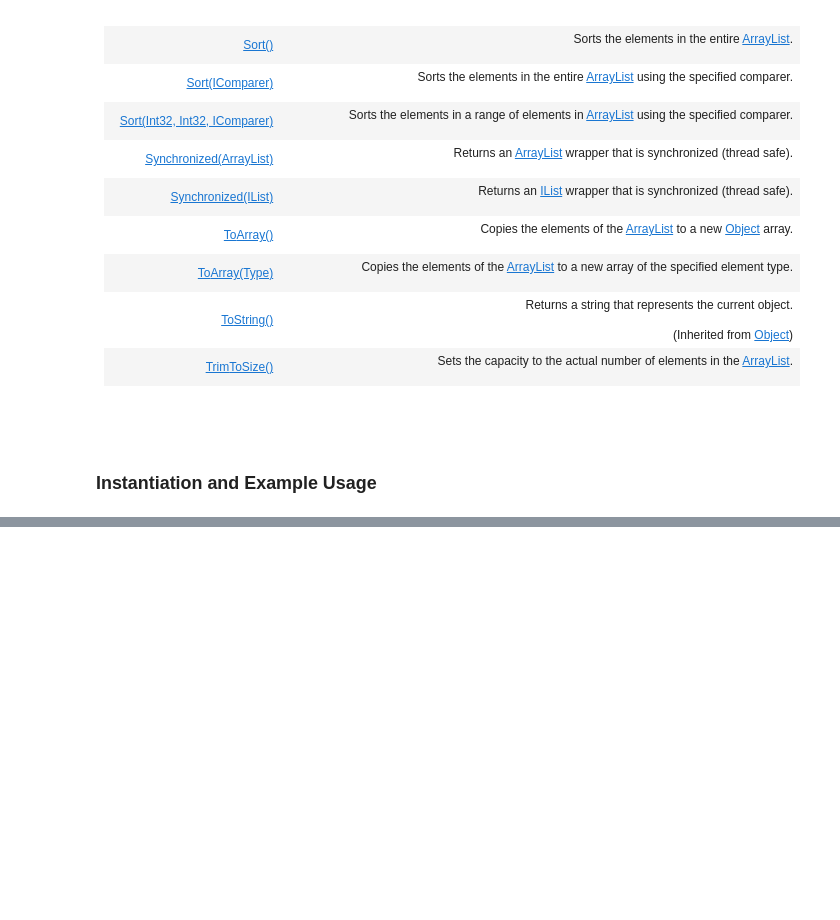
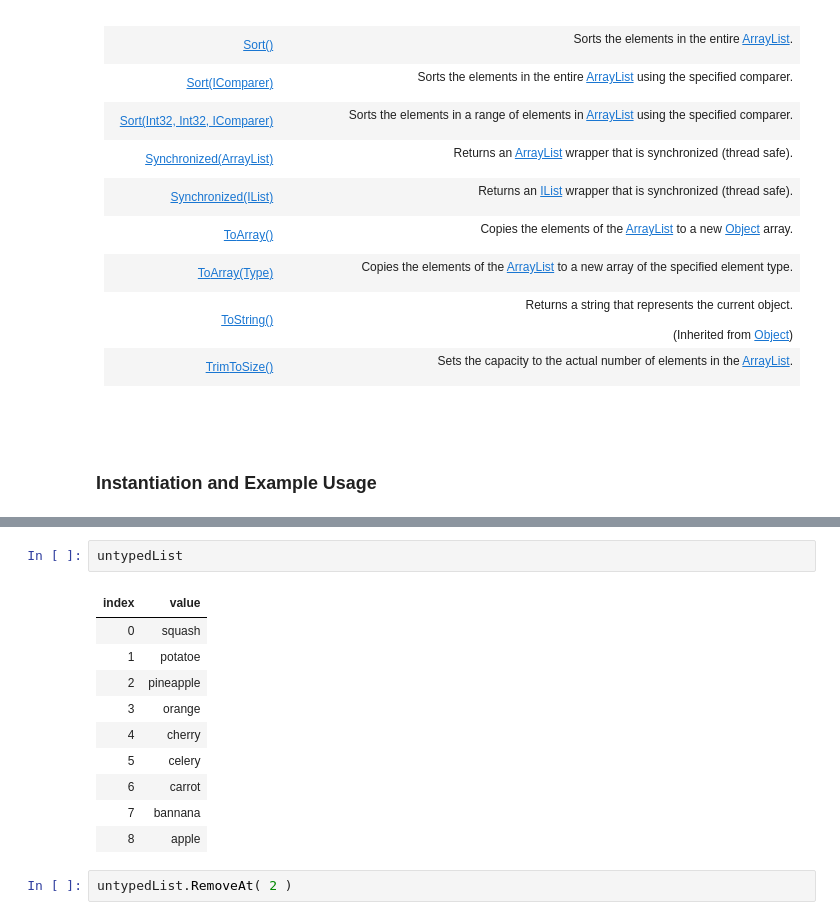
Before and after one commit to HarryJamesGreenblatt/Notes-On-C-Sharp, a Jupyter notebook: 16. Linear Data Structures/Built-In Classes/The ArrayList Class.ipynb, the cells around one changed output, grey strips where cells are left out. Drawn from its saved outputs; the diff is of its cells as text; blank space fills up the shorter version.

```diff
--- a/16. Linear Data Structures/Built-In Classes/The ArrayList Class.ipynb
+++ b/16. Linear Data Structures/Built-In Classes/The ArrayList Class.ipynb
@@ -614,0 +762,15 @@ Despite the immeadiate convenience this provides, the `ArrayList` **does not off
+# %%
+untypedList
+# %% [output]
+| index | value |
+| 0 | squash |
+| 1 | potatoe |
+| 2 | pineapple |
+| 3 | orange |
+| 4 | cherry |
+| 5 | celery |
+| 6 | carrot |
+| 7 | bannana |
+| 8 | apple |
+# %%
+untypedList.RemoveAt( 2 )
```
Also changed, not shown: parts of 41 cells of this notebook.
